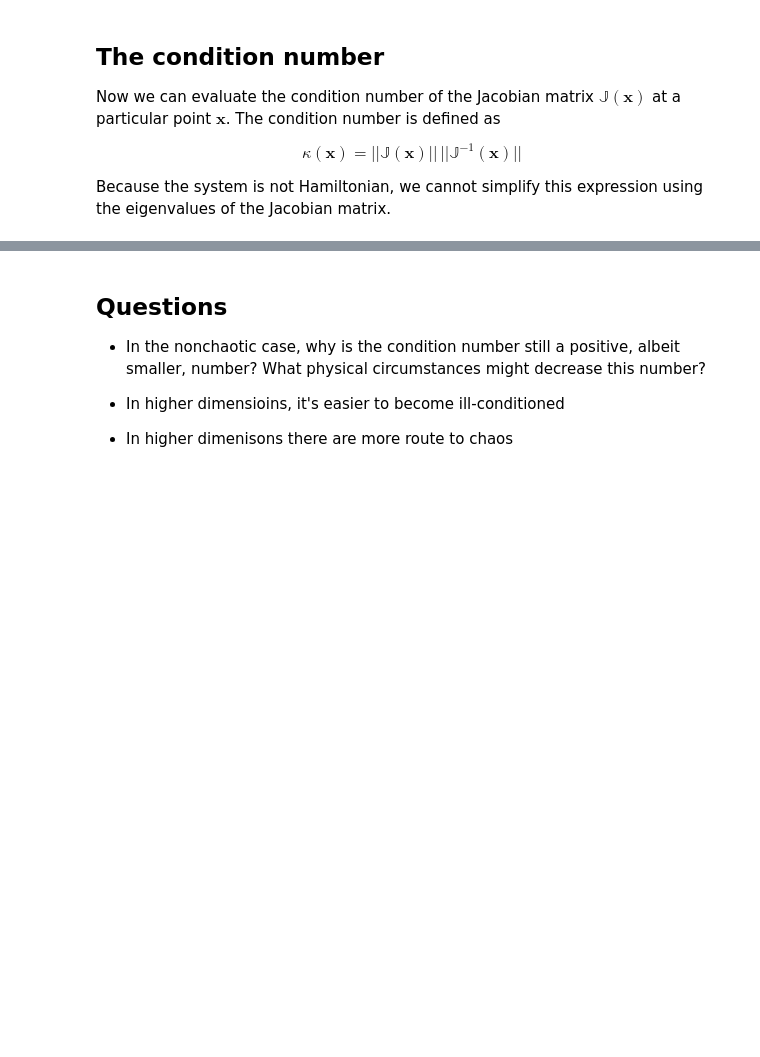
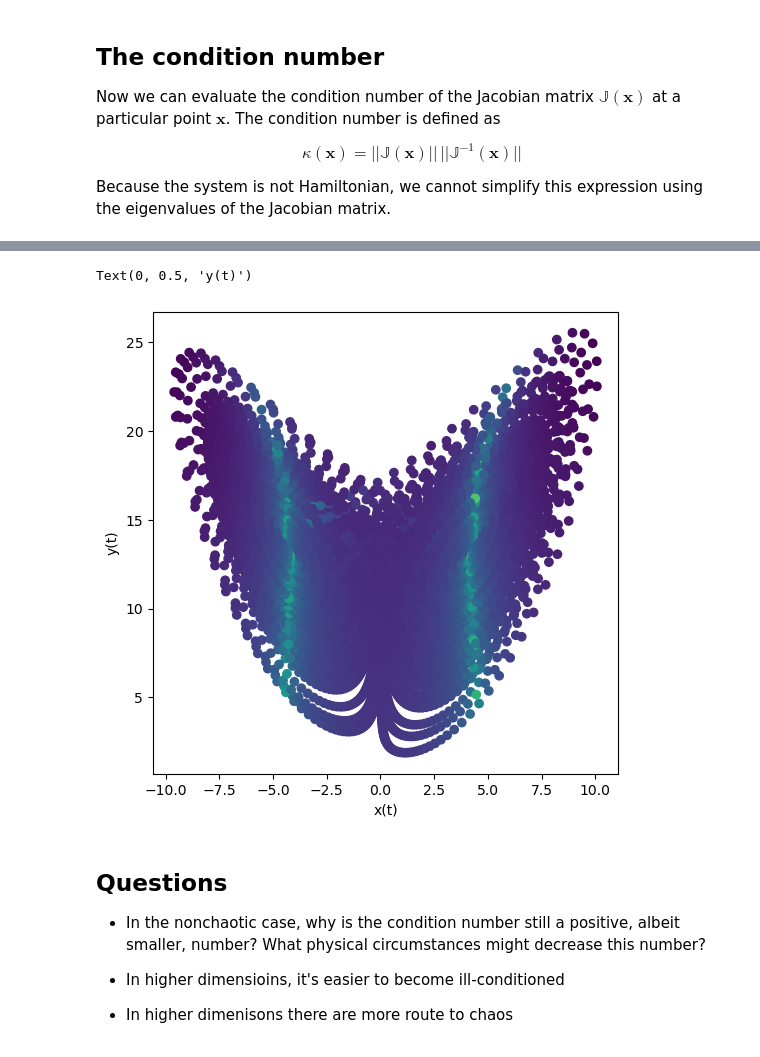
Before and after one commit to williamgilpin/cphy, a Jupyter notebook: talks/numerical_linear_algebra_preconditioning.ipynb, the cells around one changed output, grey strips where cells are left out. Cells and saved outputs as stored; diff of their text form; code cells hidden in the pictures; blank space fills up the shorter version.

```diff
--- a/talks/numerical_linear_algebra_preconditioning.ipynb
+++ b/talks/numerical_linear_algebra_preconditioning.ipynb
@@ -944,3 +945,21 @@ Text(0, 0.5, 'Condition number')
+# %%
+# plt.figure(figsize=(8, 4))
+# plt.plot(
+#     x_chaotic[:, 0]
+# )
+# plt.xlabel("Time step")
+# plt.ylabel("x(t)")
+
+## Why???
+plt.figure(figsize=(6, 6))
+plt.scatter(
+    x_chaotic[:, 0], x_chaotic[:, 2], c=[np.log10(np.linalg.cond(item)) for item in jac_chaotic]
+)
+plt.xlabel("x(t)")
+plt.ylabel("y(t)")
+# %% [output]
+Text(0, 0.5, 'y(t)')
+[figure, added]
 # %% [markdown]
 ## Questions
 
```
Also changed, not shown: parts of 5 cells of this notebook, 2 other files.
